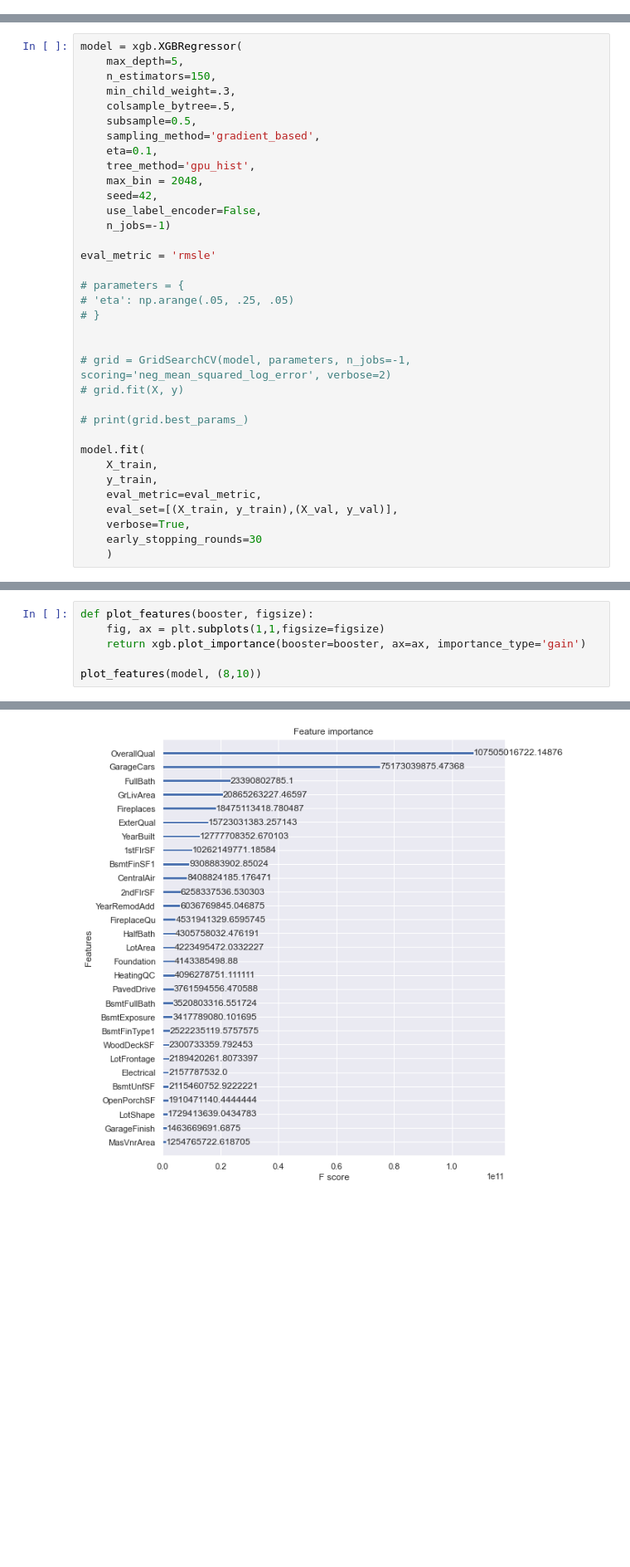
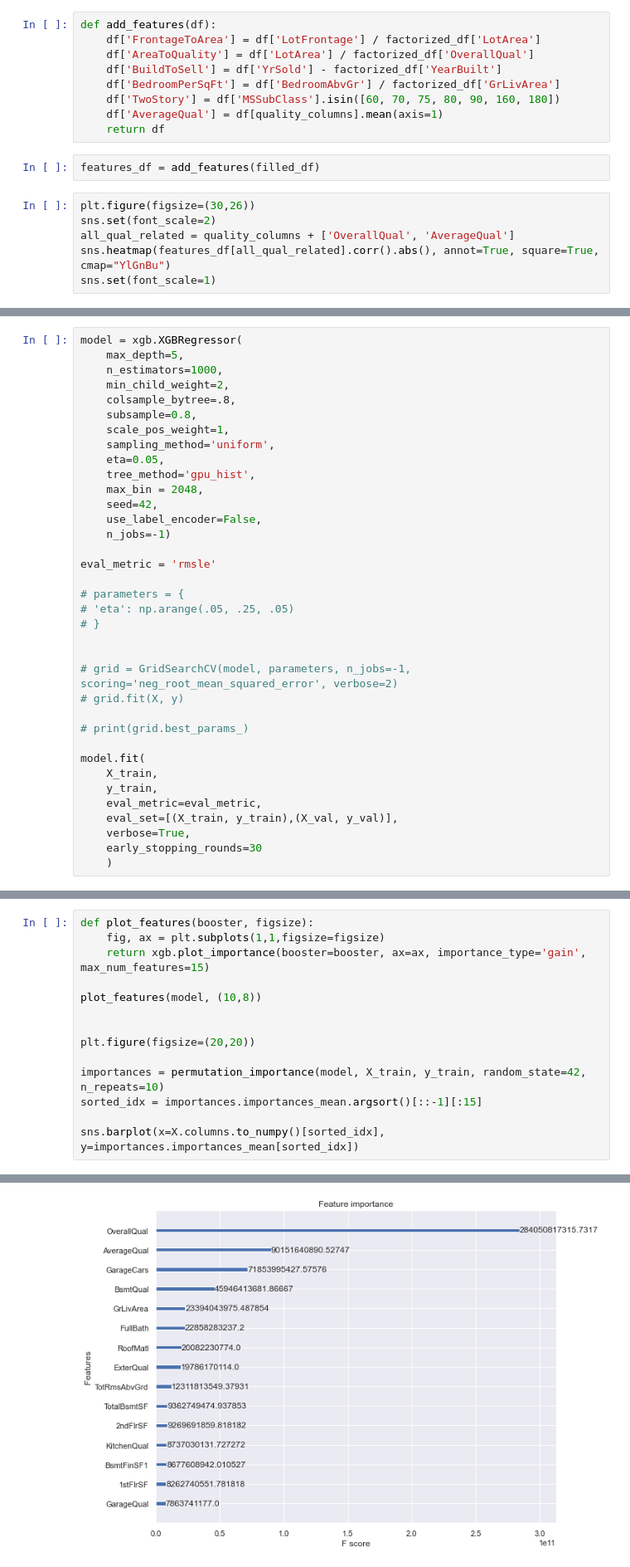
Before and after one commit to AlexStew14/KaggleCompetitions, a Jupyter notebook: Housing Prices/notebook.ipynb, the cells around one changed output, grey strips where cells are left out. Shown at 83% size. Drawn from its saved outputs; the diff is of its cells as text; blank space fills up the shorter version.

```diff
--- a/Housing Prices/notebook.ipynb
+++ b/Housing Prices/notebook.ipynb
@@ -89,0 +78,17 @@ factorized_df = factorize_categories(train_df, category_features)
+# %%
+def add_features(df):
+    df['FrontageToArea'] = df['LotFrontage'] / factorized_df['LotArea']
+    df['AreaToQuality'] = df['LotArea'] / factorized_df['OverallQual']
+    df['BuildToSell'] = df['YrSold'] - factorized_df['YearBuilt']
+    df['BedroomPerSqFt'] = df['BedroomAbvGr'] / factorized_df['GrLivArea']
+    df['TwoStory'] = df['MSSubClass'].isin([60, 70, 75, 80, 90, 160, 180])
+    df['AverageQual'] = df[quality_columns].mean(axis=1)
+    return df
+# %%
+features_df = add_features(filled_df)
+# %%
+plt.figure(figsize=(30,26))
+sns.set(font_scale=2)
+all_qual_related = quality_columns + ['OverallQual', 'AverageQual']
+sns.heatmap(features_df[all_qual_related].corr().abs(), annot=True, square=True, cmap="YlGnBu")
+sns.set(font_scale=1)
@@ -126,12 +132,13 @@ None
 # %%
 model = xgb.XGBRegressor(
     max_depth=5,
-    n_estimators=150,
-    min_child_weight=.3,
-    colsample_bytree=.5,
-    subsample=0.5,
-    sampling_method='gradient_based',
-    eta=0.1,
+    n_estimators=1000,
+    min_child_weight=2,
+    colsample_bytree=.8,
+    subsample=0.8,
+    scale_pos_weight=1,
+    sampling_method='uniform',
+    eta=0.05,
     tree_method='gpu_hist',
     max_bin = 2048,
     seed=42,
@@ -145,7 +152,7 @@ eval_metric = 'rmsle'
 # }
 
 
-# grid = GridSearchCV(model, parameters, n_jobs=-1, scoring='neg_mean_squared_log_error', verbose=2)
+# grid = GridSearchCV(model, parameters, n_jobs=-1, scoring='neg_root_mean_squared_error', verbose=2)
 # grid.fit(X, y)
 
 # print(grid.best_params_)
@@ -201,7 +208,15 @@ plt.legend()
 # %%
 def plot_features(booster, figsize):
     fig, ax = plt.subplots(1,1,figsize=figsize)
-    return xgb.plot_importance(booster=booster, ax=ax, importance_type='gain')
+    return xgb.plot_importance(booster=booster, ax=ax, importance_type='gain', max_num_features=15)
 
-plot_features(model, (8,10))
+plot_features(model, (10,8))
+
+
+plt.figure(figsize=(20,20))
+
+importances = permutation_importance(model, X_train, y_train, random_state=42, n_repeats=10)
+sorted_idx = importances.importances_mean.argsort()[::-1][:15]
+
+sns.barplot(x=X.columns.to_numpy()[sorted_idx], y=importances.importances_mean[sorted_idx])
 # %% [output]
@@ -209 +224 @@ plot_features(model, (8,10))
-[figure, old version]
+[figure, new version]
```
Also changed, not shown: parts of 17 cells of this notebook, 4 other files.
